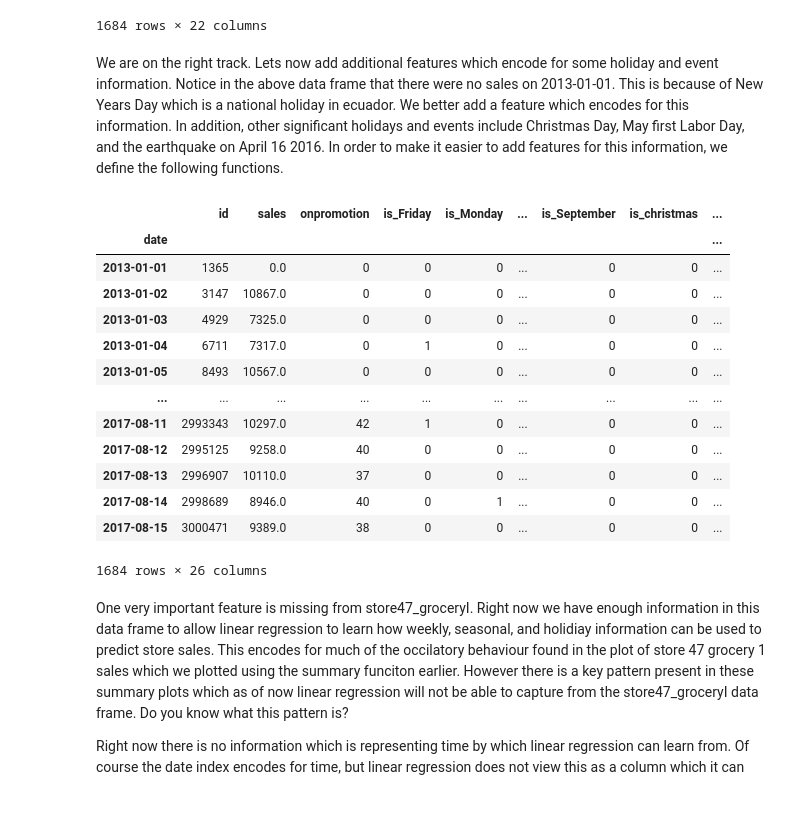
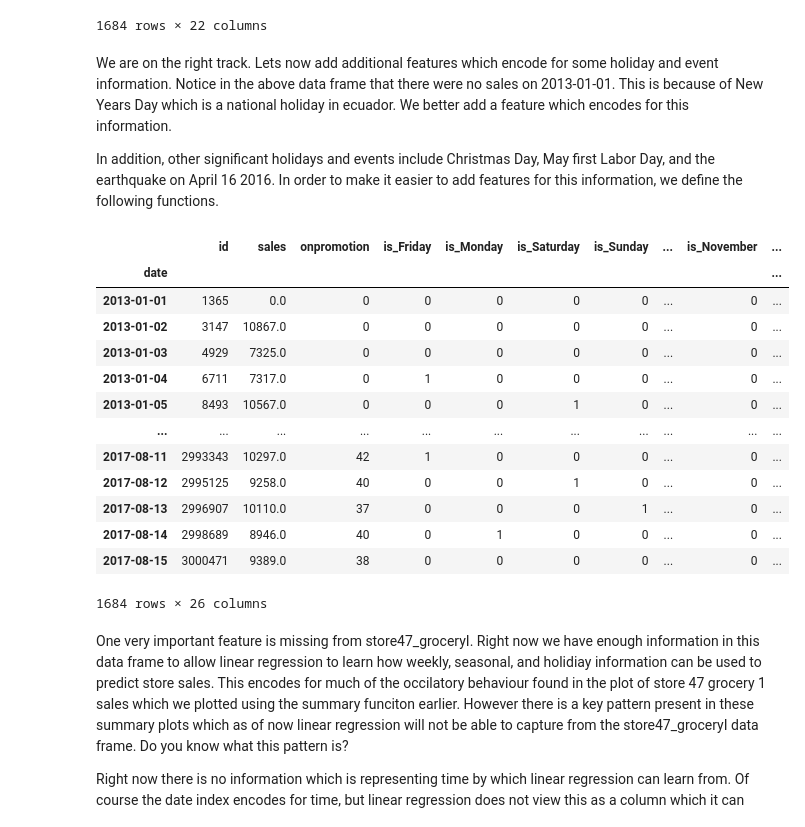
Before and after one commit to Christian-Lippai/store-sales-forecasting-a-guide-to-ml, a Jupyter notebook: store-sales-forecasting-a-guide-to-ml.ipynb, the cells around one changed output. Drawn from its saved outputs; the diff is of its cells as text; code cells hidden in the pictures.

Commit message:
Kaggle Notebook | Store Sales Forecasting: A Guide to ML | Version 28

```diff
--- a/store-sales-forecasting-a-guide-to-ml.ipynb
+++ b/store-sales-forecasting-a-guide-to-ml.ipynb
@@ -395,7 +397,9 @@ display(store47_groceryI)
 | 2017-08-15 | 3000471 | 9389.0 | 38 | 0 | 0 | ... | 0 | 0 | 0 | ... |
 1684 rows × 22 columns
 # %% [markdown]
-We are on the right track. Lets now add additional features which encode for some holiday and event information. Notice in the above data frame that there were no sales on 2013-01-01. This is because of New Years Day which is a national holiday in ecuador. We better add a feature which encodes for this information. In addition, other significant holidays and events include Christmas Day, May first Labor Day, and the earthquake on April 16 2016. In order to make it easier to add features for this information, we define the following functions.
+We are on the right track. Lets now add additional features which encode for some holiday and event information. Notice in the above data frame that there were no sales on 2013-01-01. This is because of New Years Day which is a national holiday in ecuador. We better add a feature which encodes for this information.
+
+In addition, other significant holidays and events include Christmas Day, May first Labor Day, and the earthquake on April 16 2016. In order to make it easier to add features for this information, we define the following functions.
 # %%
 # accepts a series whose values represent dates. Returns a new series which has its values replaced by 0's and 1's depending on weather or not the date
 # values were new years day or not
@@ -418,25 +422,27 @@ def is_earthquake(date_series):
 # %%
 # creating one hot features that account for holidays
 store47_groceryI['is_christmas'] = is_christmas(pd.Series(store47_groceryI.index,index = store47_groceryI.index))
 store47_groceryI["is_earthquake"] = is_earthquake(pd.Series(store47_groceryI.index,index = store47_groceryI.index))
 store47_groceryI["is_newyears"] = is_newyears(pd.Series(store47_groceryI.index,index = store47_groceryI.index))
 store47_groceryI["is_may_first"] = is_may_first(pd.Series(store47_groceryI.index,index = store47_groceryI.index))
 
-display(store47_groceryI) # perhaps dont include print out
+
+pd.set_option('display.max_columns', 15)
+display(store47_groceryI)
 # %% [output]
-|  | id | sales | onpromotion | is_Friday | is_Monday | ... | is_September | is_christmas | ... |
-| date |  |  |  |  |  |  |  |  | ... |
-| 2013-01-01 | 1365 | 0.0 | 0 | 0 | 0 | ... | 0 | 0 | ... |
-| 2013-01-02 | 3147 | 10867.0 | 0 | 0 | 0 | ... | 0 | 0 | ... |
-| 2013-01-03 | 4929 | 7325.0 | 0 | 0 | 0 | ... | 0 | 0 | ... |
-| 2013-01-04 | 6711 | 7317.0 | 0 | 1 | 0 | ... | 0 | 0 | ... |
-| 2013-01-05 | 8493 | 10567.0 | 0 | 0 | 0 | ... | 0 | 0 | ... |
-| ... | ... | ... | ... | ... | ... | ... | ... | ... | ... |
-| 2017-08-11 | 2993343 | 10297.0 | 42 | 1 | 0 | ... | 0 | 0 | ... |
-| 2017-08-12 | 2995125 | 9258.0 | 40 | 0 | 0 | ... | 0 | 0 | ... |
-| 2017-08-13 | 2996907 | 10110.0 | 37 | 0 | 0 | ... | 0 | 0 | ... |
-| 2017-08-14 | 2998689 | 8946.0 | 40 | 0 | 1 | ... | 0 | 0 | ... |
-| 2017-08-15 | 3000471 | 9389.0 | 38 | 0 | 0 | ... | 0 | 0 | ... |
+|  | id | sales | onpromotion | is_Friday | is_Monday | is_Saturday | is_Sunday | ... | is_November | ... |
+| date |  |  |  |  |  |  |  |  |  | ... |
+| 2013-01-01 | 1365 | 0.0 | 0 | 0 | 0 | 0 | 0 | ... | 0 | ... |
+| 2013-01-02 | 3147 | 10867.0 | 0 | 0 | 0 | 0 | 0 | ... | 0 | ... |
+| 2013-01-03 | 4929 | 7325.0 | 0 | 0 | 0 | 0 | 0 | ... | 0 | ... |
+| 2013-01-04 | 6711 | 7317.0 | 0 | 1 | 0 | 0 | 0 | ... | 0 | ... |
+| 2013-01-05 | 8493 | 10567.0 | 0 | 0 | 0 | 1 | 0 | ... | 0 | ... |
+| ... | ... | ... | ... | ... | ... | ... | ... | ... | ... | ... |
+| 2017-08-11 | 2993343 | 10297.0 | 42 | 1 | 0 | 0 | 0 | ... | 0 | ... |
+| 2017-08-12 | 2995125 | 9258.0 | 40 | 0 | 0 | 1 | 0 | ... | 0 | ... |
+| 2017-08-13 | 2996907 | 10110.0 | 37 | 0 | 0 | 0 | 1 | ... | 0 | ... |
+| 2017-08-14 | 2998689 | 8946.0 | 40 | 0 | 1 | 0 | 0 | ... | 0 | ... |
+| 2017-08-15 | 3000471 | 9389.0 | 38 | 0 | 0 | 0 | 0 | ... | 0 | ... |
 1684 rows × 26 columns
 # %% [markdown]
 One very important feature is missing from store47_groceryI. Right now we have enough information in this data frame to allow linear regression to learn how weekly, seasonal, and holidiay information can be used to predict store sales. This encodes for much of the occilatory behaviour found in the plot of store 47 grocery 1 sales which we plotted using the summary funciton earlier. However there is a key pattern present in these summary plots which as of now linear regression will not be able to capture from the store47_groceryI data frame. Do you know what this pattern is?
```
Also changed, not shown: parts of 5 cells of this notebook.
